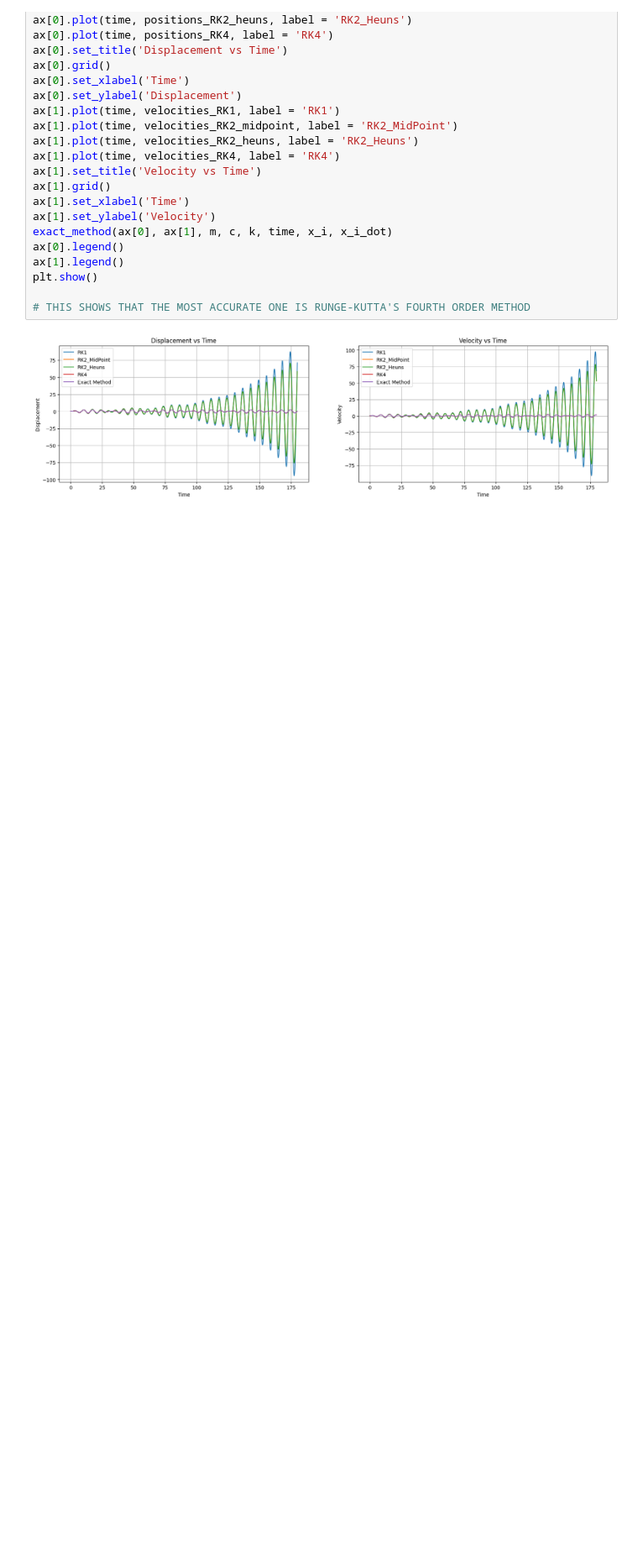
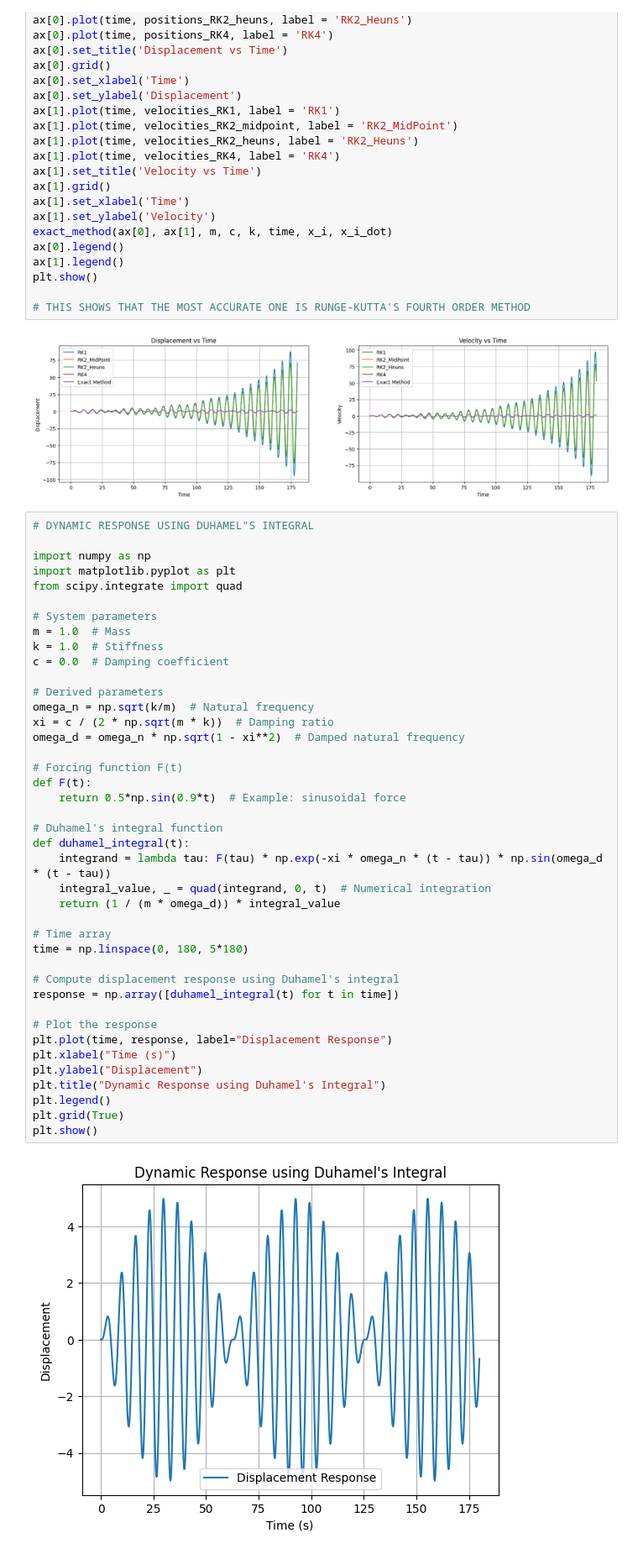
Before and after one commit to ravi-0309/Dynamic-Response, a Jupyter notebook: Numerical_Methods_to_Solve_Dynamic_Response.ipynb, the cells around one changed output. Shown at 84% size. Saved outputs shown, nothing was run; the diff lists cells and outputs as text; blank space fills up the shorter version.

```diff
--- a/Numerical_Methods_to_Solve_Dynamic_Response.ipynb
+++ b/Numerical_Methods_to_Solve_Dynamic_Response.ipynb
@@ -328,3 +328,46 @@ plt.show()
 # THIS SHOWS THAT THE MOST ACCURATE ONE IS RUNGE-KUTTA'S FOURTH ORDER METHOD
 # %% [output]
 [figure]
+# %%
+# DYNAMIC RESPONSE USING DUHAMEL"S INTEGRAL
+
+import numpy as np
+import matplotlib.pyplot as plt
+from scipy.integrate import quad
+
+# System parameters
+m = 1.0  # Mass
+k = 1.0  # Stiffness
+c = 0.0  # Damping coefficient
+
+# Derived parameters
+omega_n = np.sqrt(k/m)  # Natural frequency
+xi = c / (2 * np.sqrt(m * k))  # Damping ratio
+omega_d = omega_n * np.sqrt(1 - xi**2)  # Damped natural frequency
+
+# Forcing function F(t)
+def F(t):
+    return 0.5*np.sin(0.9*t)  # Example: sinusoidal force
+
+# Duhamel's integral function
+def duhamel_integral(t):
+    integrand = lambda tau: F(tau) * np.exp(-xi * omega_n * (t - tau)) * np.sin(omega_d * (t - tau))
+    integral_value, _ = quad(integrand, 0, t)  # Numerical integration
+    return (1 / (m * omega_d)) * integral_value
+
+# Time array
+time = np.linspace(0, 180, 5*180)
+
+# Compute displacement response using Duhamel's integral
+response = np.array([duhamel_integral(t) for t in time])
+
+# Plot the response
+plt.plot(time, response, label="Displacement Response")
+plt.xlabel("Time (s)")
+plt.ylabel("Displacement")
+plt.title("Dynamic Response using Duhamel's Integral")
+plt.legend()
+plt.grid(True)
+plt.show()
+# %% [output]
+[figure, added]
```
Also changed, not shown: parts of 3 cells of this notebook.
